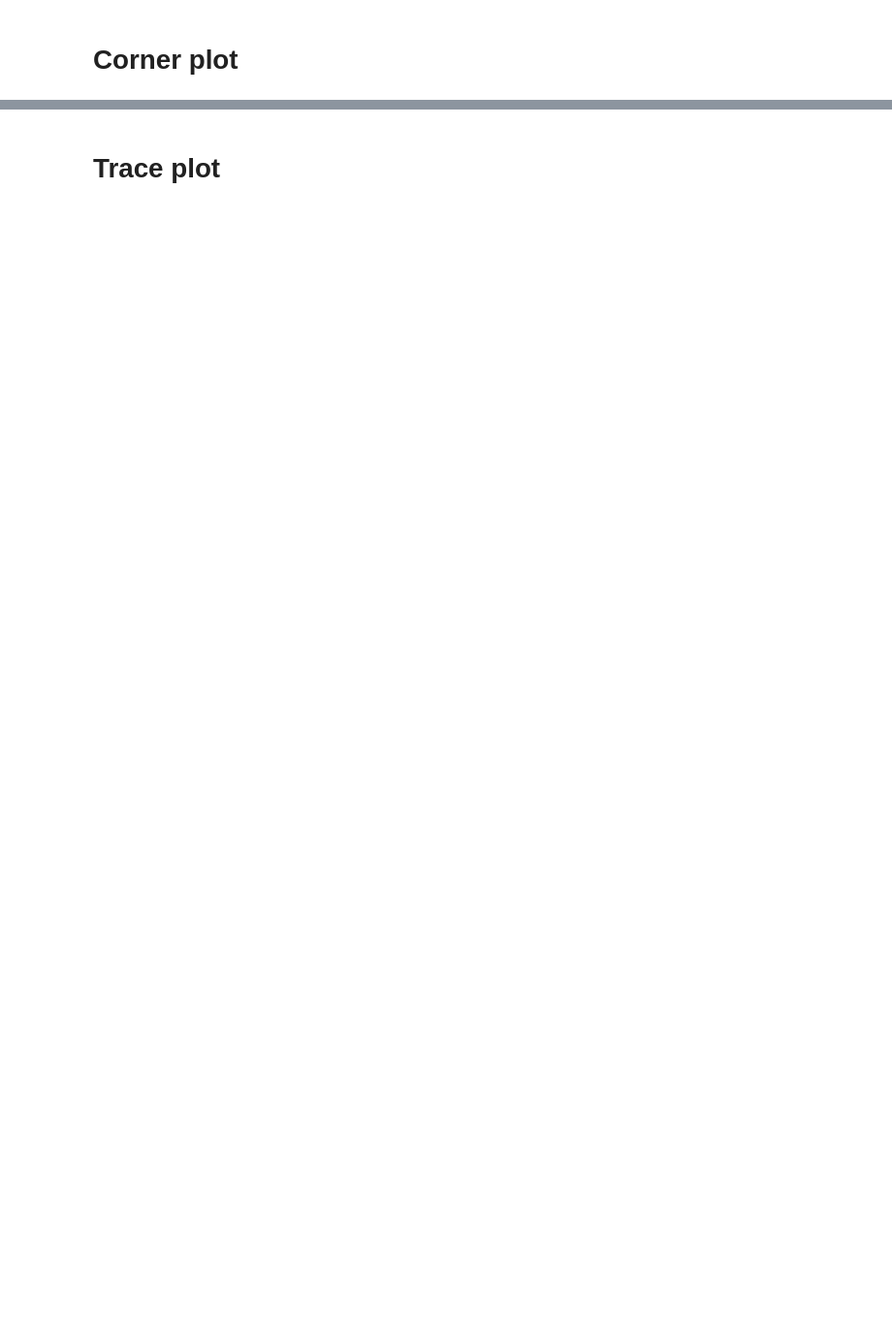
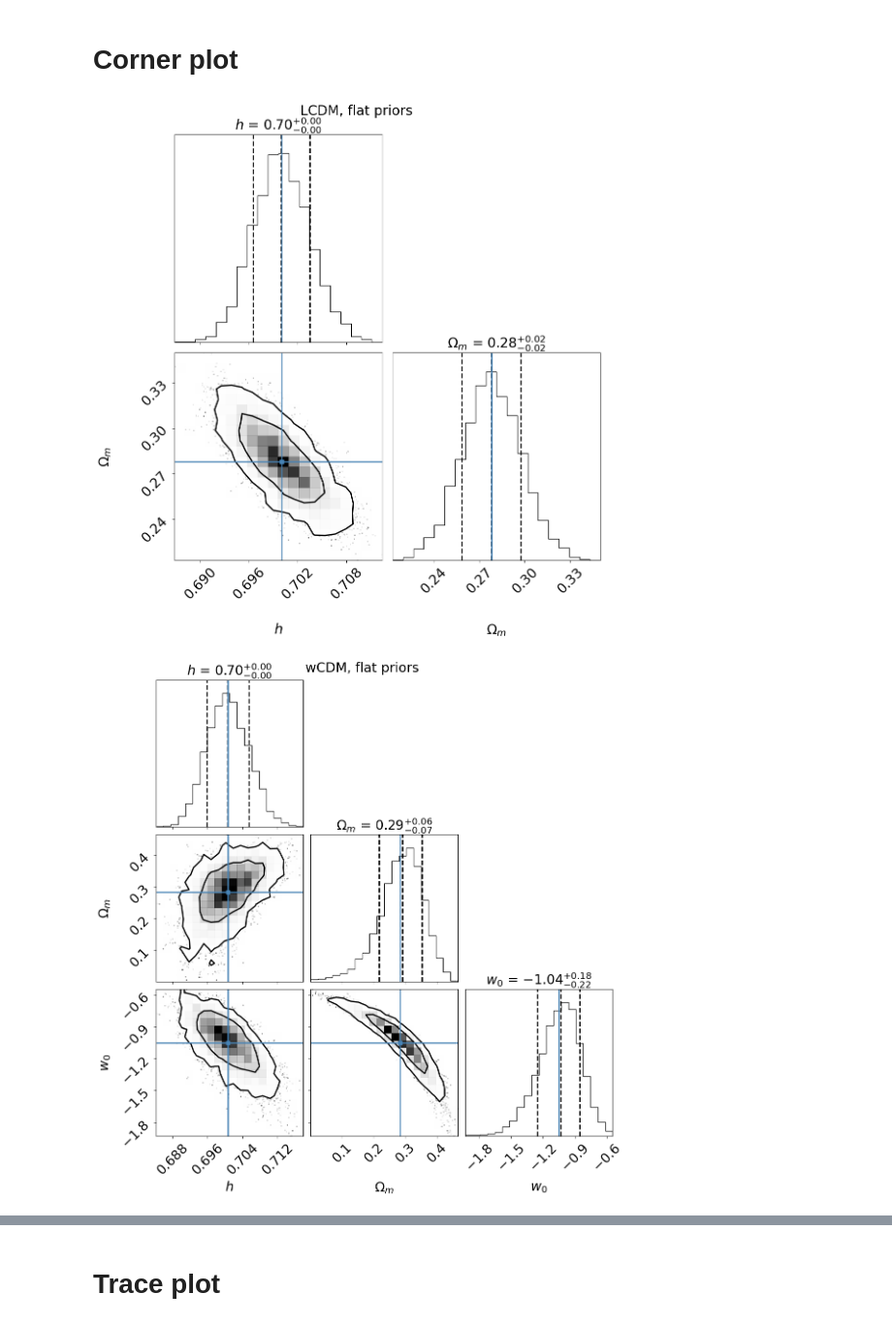
Before and after one commit to davidesciotti/Astrostats, a Jupyter notebook: SNIa_for_astrostats.ipynb, the cells around one changed output, grey strips where cells are left out. Shown at 97% size. Drawn from its saved outputs; the diff is of its cells as text; code cells hidden in the pictures; blank space fills up the shorter version.

```diff
--- a/SNIa_for_astrostats.ipynb
+++ b/SNIa_for_astrostats.ipynb
@@ -263,11 +248,12 @@ for i, _model in enumerate(models):
         theta_guess.append(theta_fid['w0'])
         bounds.append(prior_ranges['w0'])
 
-    negative_LL = lambda *args: -ln_likelihood(*args)
+    def minus_ln_likelikooh(*args):
+        return -ln_likelihood(*args)
 
     data = z_obs, y_obs, sigma_y
     theta_mle_dict[_model] = scipy.optimize.minimize(
-        negative_LL, theta_guess, args=(data, _model), bounds=bounds
+        minus_ln_likelikooh, theta_guess, args=(data, _model), bounds=bounds
     )['x']
 
     print(
@@ -480,7 +454,11 @@ We use the $\tt {emcee}$ Python package for the sampling process, with 2000 step
 # %%
 burn_in_steps = int(Nsteps * burn_in_fraction)
 
-trace_dict = {}
+trace_dict_emcee = {}
+
+n_cpu = min(12, mp.cpu_count())
+ctx = mp.get_context('fork')  # context manager for multiprocessing
+
 for _model in models:
     fraction = 0.1
     theta_mle = theta_mle_dict[_model]
@@ -519,7 +497,13 @@ for _model in models:
             ]
         )
 
-    sampler = emcee.EnsembleSampler(Nwalkers, ndim, ln_posterior, args=(data, _model))
-    pos, prob, state = sampler.run_mcmc(theta_0, Nsteps, progress=True)
-
-    trace_dict[_model] = sampler.chain[:, burn_in_steps:, :].reshape(-1, ndim)
+    with ctx.Pool(processes=n_cpu) as pool:
+        sampler = emcee.EnsembleSampler(
+            Nwalkers,
+            ndim,
+            ln_posterior,
+            args=(data, _model),
+            pool=pool,
+        )
+        sampler.run_mcmc(theta_0, Nsteps, progress=True)
+    trace_dict_emcee[_model] = sampler.chain[:, burn_in_steps:, :].reshape(-1, ndim)
@@ -584,5 +513,5 @@ for _model in models:
 for _model in models:
     np.save(
         f'{root}/output/trace_{_model}_steps_{Nsteps}_walkers_{Nwalkers}.npy',
-        trace_dict[_model],
+        trace_dict_emcee[_model],
     )
@@ -601,7 +528,7 @@ for _model in models:
 
     theta_mle = theta_mle_dict[_model]
     ndim = theta_mle.size
-    trace = trace_dict[_model]
+    trace = trace_dict_emcee[_model]
 
     for param_index in range(ndim):
         mean = np.mean(trace[:, param_index])
@@ -638,17 +576,20 @@ for _model in models:
 # %%
 for _model in models:
     fig = corner.corner(
-        trace_dict[_model],
+        trace_dict_emcee[_model],
         quantiles=[0.16, 0.5, 0.84],  # meaning: x* where p(x<x*) = 16, 50, 84%
         labels=par_names_tex_dict[_model],
         truths=means_dict[_model],
         plot_contours=True,
         # fill_contours=True,
         levels=(0.68, 0.95),
         show_titles=True,
     )
     fig.suptitle(f'{_model}, {prior_type} priors')
     fig.set_size_inches(12, 12)
+# %% [output]
+[figure, added]
+[figure, added]
 # %%
 from getdist import plots, MCSamples
 
```
Also changed, not shown: parts of 26 cells of this notebook.
